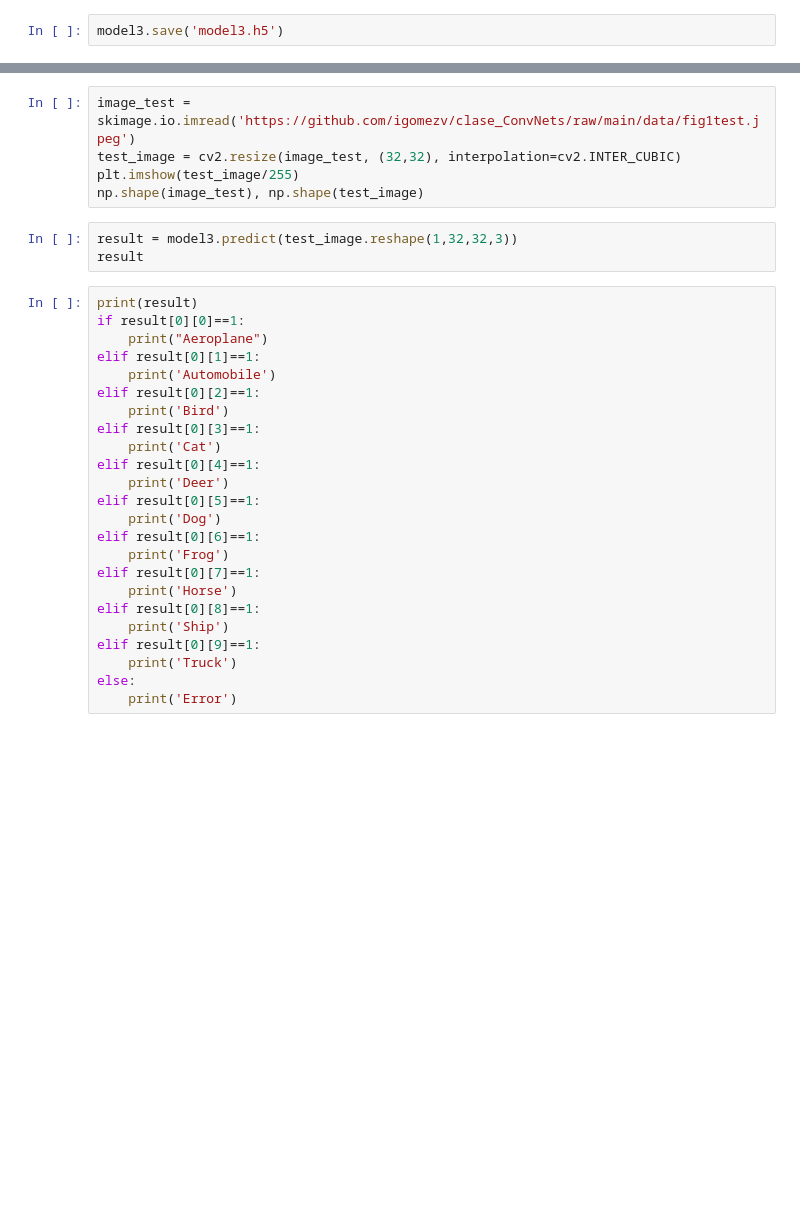
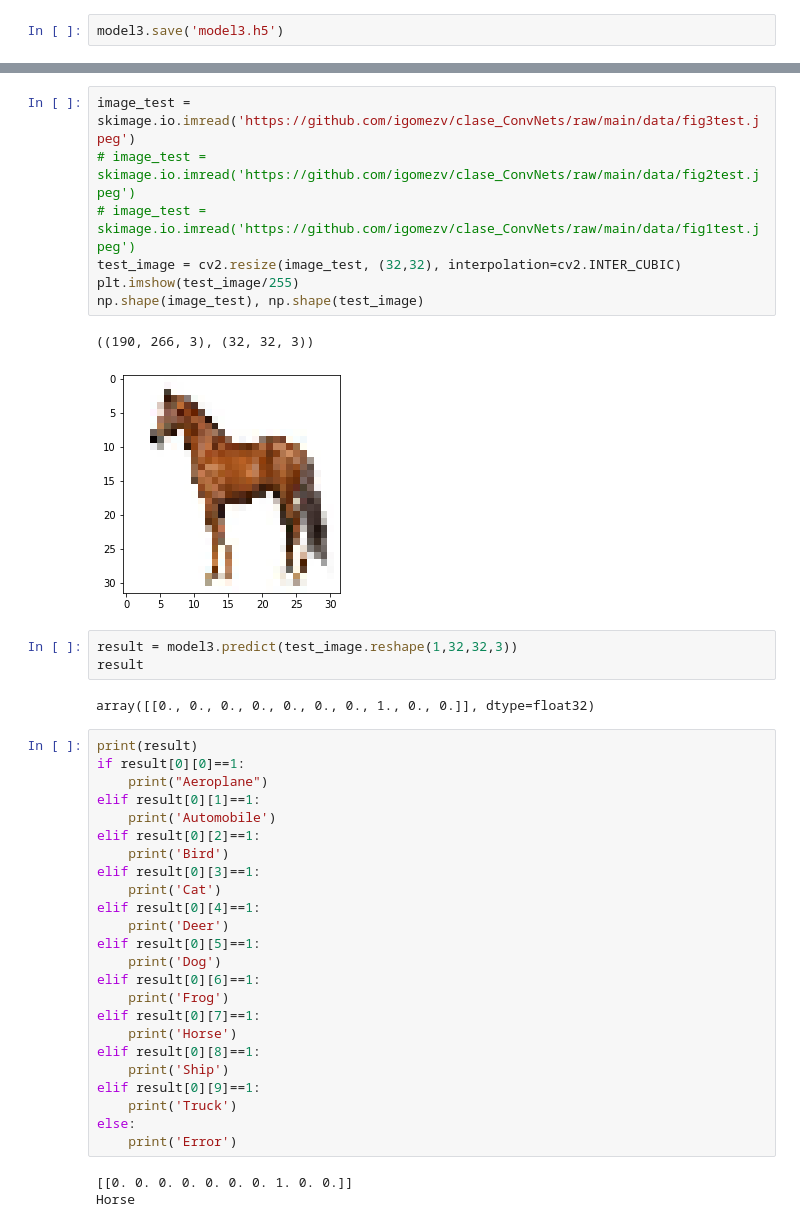
Before and after one commit to igomezv/clase_ConvNets, a Jupyter notebook: Intro_Redes_Convolucionales.ipynb, the cells around one changed output, grey strips where cells are left out. Cells and saved outputs as stored; diff of their text form; blank space fills up the shorter version.

```diff
--- a/Intro_Redes_Convolucionales.ipynb
+++ b/Intro_Redes_Convolucionales.ipynb
@@ -550,11 +575,18 @@ plt.legend()
 # %%
-image_test = skimage.io.imread('https://github.com/igomezv/clase_ConvNets/raw/main/data/fig1test.jpeg')
+image_test = skimage.io.imread('https://github.com/igomezv/clase_ConvNets/raw/main/data/fig3test.jpeg')
+# image_test = skimage.io.imread('https://github.com/igomezv/clase_ConvNets/raw/main/data/fig2test.jpeg')
+# image_test = skimage.io.imread('https://github.com/igomezv/clase_ConvNets/raw/main/data/fig1test.jpeg')
 test_image = cv2.resize(image_test, (32,32), interpolation=cv2.INTER_CUBIC)
 plt.imshow(test_image/255)
 np.shape(image_test), np.shape(test_image)
+# %% [output]
+((190, 266, 3), (32, 32, 3))
+[figure, added]
 # %%
 result = model3.predict(test_image.reshape(1,32,32,3))
 result
+# %% [output]
+array([[0., 0., 0., 0., 0., 0., 0., 1., 0., 0.]], dtype=float32)
 # %%
 print(result)
 if result[0][0]==1:
@@ -579,3 +611,6 @@ elif result[0][9]==1:
     print('Truck')
 else:
     print('Error')
+# %% [output]
+[[0. 0. 0. 0. 0. 0. 0. 1. 0. 0.]]
+Horse
```
Also changed, not shown: parts of 7 cells of this notebook.
